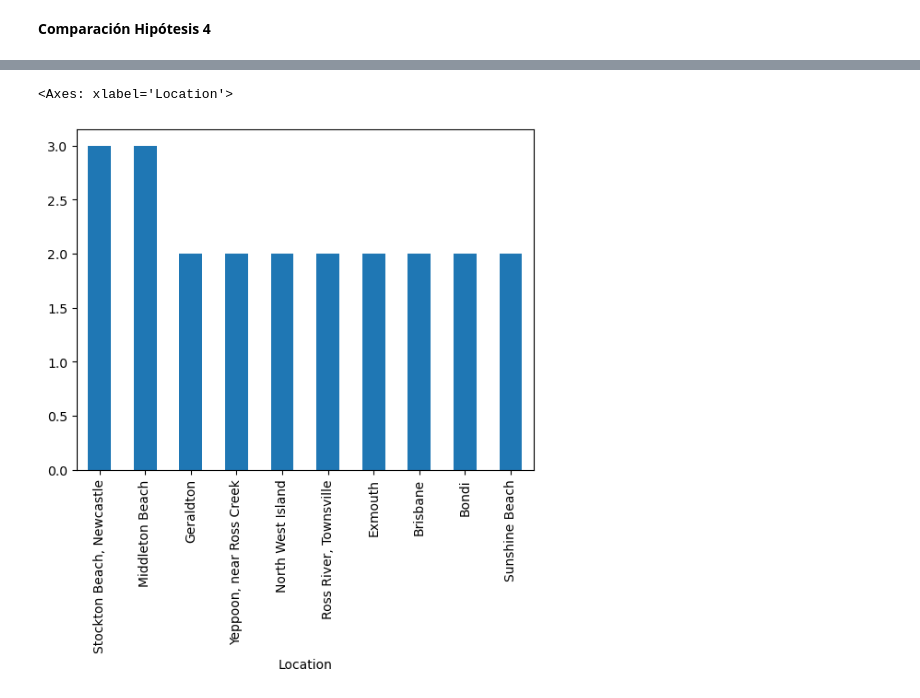
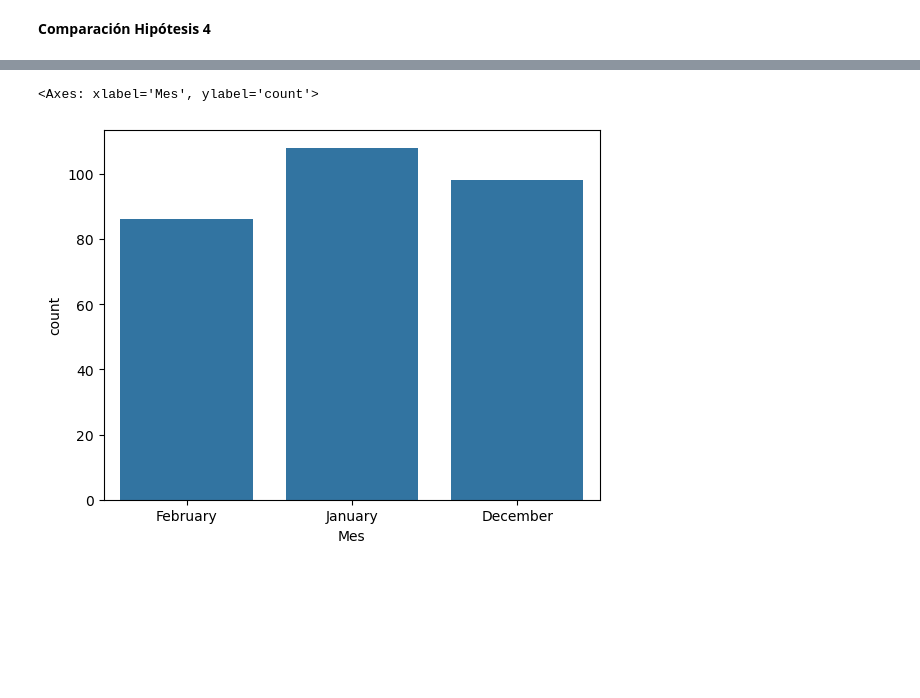
Before and after one commit to julio-bp/SEMANA2_SHARK, a Jupyter notebook: proyecto-shark.ipynb, the cells around one changed output, grey strips where cells are left out. Cells and saved outputs as stored; diff of their text form; code cells hidden in the pictures; blank space fills up the shorter version.

```diff
--- a/proyecto-shark.ipynb
+++ b/proyecto-shark.ipynb
@@ -1394,5 +1363,5 @@ Name: count, dtype: int64
-# %%
-top_localizaciones.plot(kind="bar")
-# %% [output]
-<Axes: xlabel='Location'>
-[figure, removed]
+# %%
+sns.countplot(x="Mes",data=df_analisisH4)
+# %% [output]
+<Axes: xlabel='Mes', ylabel='count'>
+[figure, added]
```
Also changed, not shown: parts of 14 cells of this notebook.
